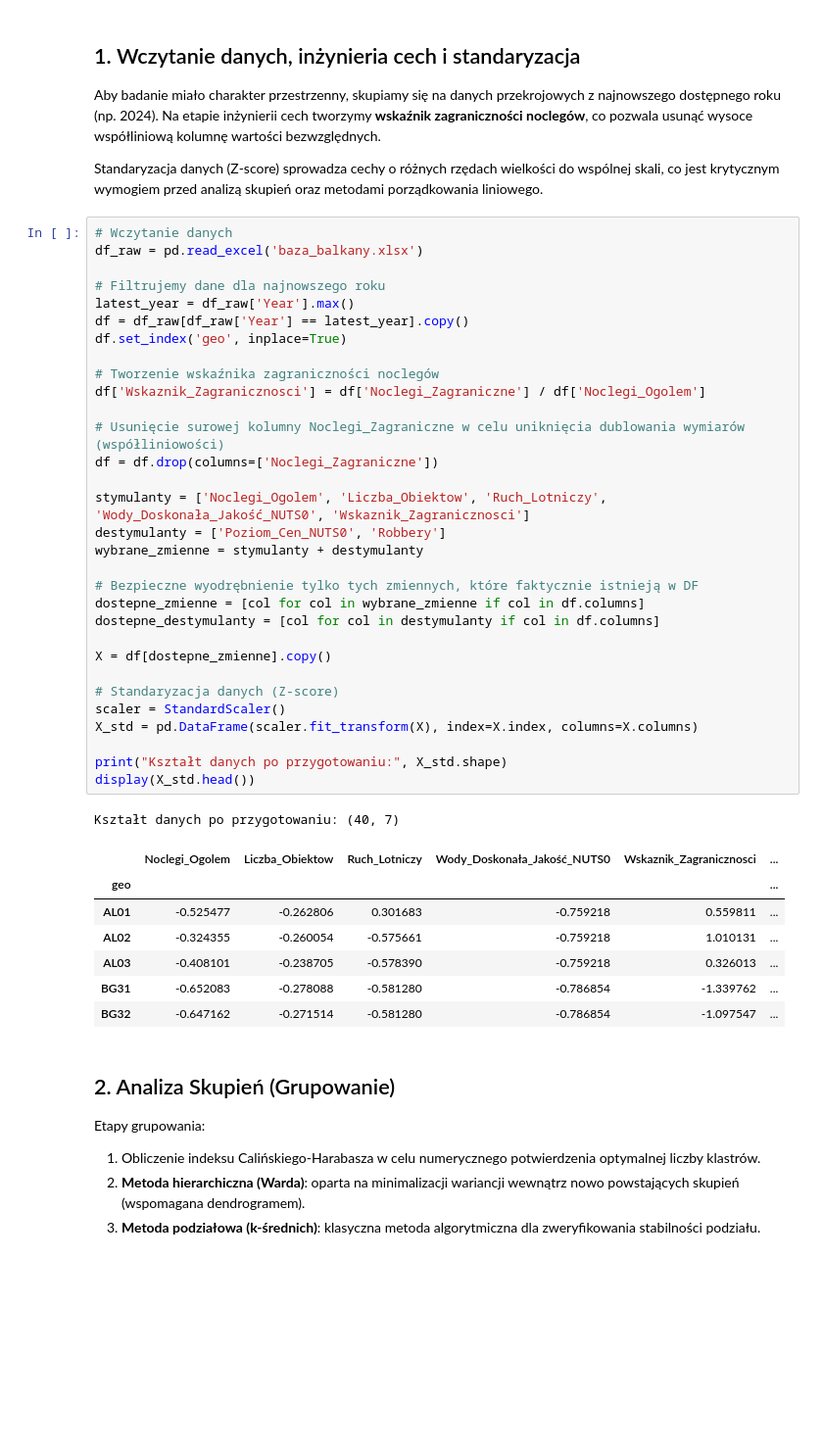
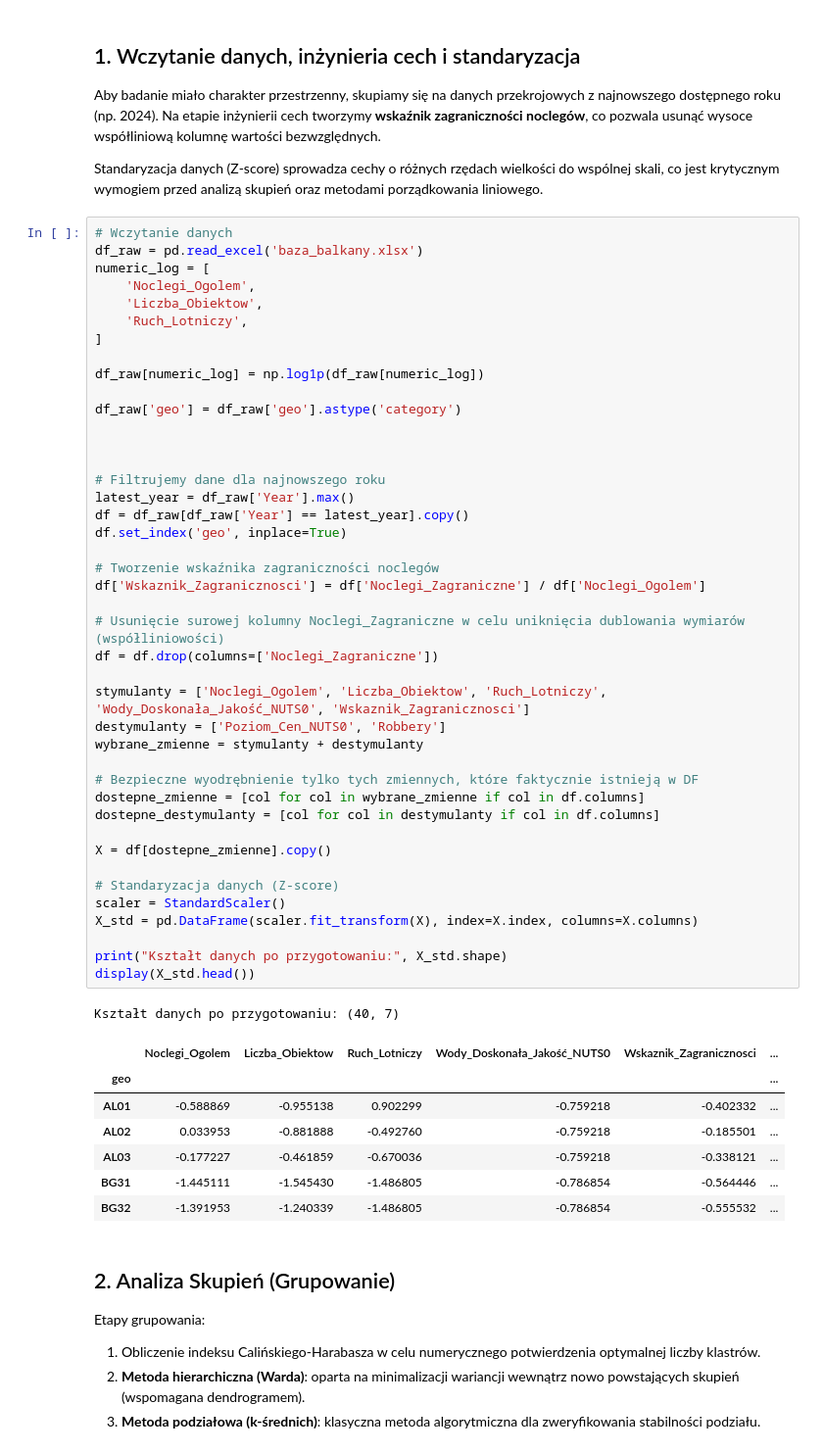
Before and after one commit to kawalerski-ja/Balkan-Tourism, a Jupyter notebook: Projekt_Balkany_Analiza_V3.ipynb, the cells around one changed output. Shown at 98% size. Cells and saved outputs as stored; diff of their text form; blank space fills up the shorter version.

```diff
--- a/Projekt_Balkany_Analiza_V3.ipynb
+++ b/Projekt_Balkany_Analiza_V3.ipynb
@@ -26,43 +28,54 @@ Standaryzacja danych (Z-score) sprowadza cechy o różnych rzędach wielkości d
 # %%
 # Wczytanie danych
 df_raw = pd.read_excel('baza_balkany.xlsx')
+numeric_log = [
+    'Noclegi_Ogolem',
+    'Liczba_Obiektow',
+    'Ruch_Lotniczy',
+]
+
+df_raw[numeric_log] = np.log1p(df_raw[numeric_log])
+
+df_raw['geo'] = df_raw['geo'].astype('category')
+
+
 
 # Filtrujemy dane dla najnowszego roku
 latest_year = df_raw['Year'].max()
 df = df_raw[df_raw['Year'] == latest_year].copy()
 df.set_index('geo', inplace=True)
 
 # Tworzenie wskaźnika zagraniczności noclegów
 df['Wskaznik_Zagranicznosci'] = df['Noclegi_Zagraniczne'] / df['Noclegi_Ogolem']
 
 # Usunięcie surowej kolumny Noclegi_Zagraniczne w celu uniknięcia dublowania wymiarów (współliniowości)
 df = df.drop(columns=['Noclegi_Zagraniczne'])
 
 stymulanty = ['Noclegi_Ogolem', 'Liczba_Obiektow', 'Ruch_Lotniczy', 'Wody_Doskonała_Jakość_NUTS0', 'Wskaznik_Zagranicznosci']
 destymulanty = ['Poziom_Cen_NUTS0', 'Robbery']
 wybrane_zmienne = stymulanty + destymulanty
 
 # Bezpieczne wyodrębnienie tylko tych zmiennych, które faktycznie istnieją w DF
 dostepne_zmienne = [col for col in wybrane_zmienne if col in df.columns]
 dostepne_destymulanty = [col for col in destymulanty if col in df.columns]
 
 X = df[dostepne_zmienne].copy()
 
 # Standaryzacja danych (Z-score)
 scaler = StandardScaler()
 X_std = pd.DataFrame(scaler.fit_transform(X), index=X.index, columns=X.columns)
 
 print("Kształt danych po przygotowaniu:", X_std.shape)
 display(X_std.head())
 # %% [output]
 Kształt danych po przygotowaniu: (40, 7)
 |  | Noclegi_Ogolem | Liczba_Obiektow | Ruch_Lotniczy | Wody_Doskonała_Jakość_NUTS0 | Wskaznik_Zagranicznosci | ... |
 | geo |  |  |  |  |  | ... |
-| AL01 | -0.525477 | -0.262806 | 0.301683 | -0.759218 | 0.559811 | ... |
-| AL02 | -0.324355 | -0.260054 | -0.575661 | -0.759218 | 1.010131 | ... |
-| AL03 | -0.408101 | -0.238705 | -0.578390 | -0.759218 | 0.326013 | ... |
-| BG31 | -0.652083 | -0.278088 | -0.581280 | -0.786854 | -1.339762 | ... |
-| BG32 | -0.647162 | -0.271514 | -0.581280 | -0.786854 | -1.097547 | ... |
+| AL01 | -0.588869 | -0.955138 | 0.902299 | -0.759218 | -0.402332 | ... |
+| AL02 | 0.033953 | -0.881888 | -0.492760 | -0.759218 | -0.185501 | ... |
+| AL03 | -0.177227 | -0.461859 | -0.670036 | -0.759218 | -0.338121 | ... |
+| BG31 | -1.445111 | -1.545430 | -1.486805 | -0.786854 | -0.564446 | ... |
+| BG32 | -1.391953 | -1.240339 | -1.486805 | -0.786854 | -0.555532 | ... |
 # %% [markdown]
 ## 2. Analiza Skupień (Grupowanie)
 
```
Also changed, not shown: parts of 9 cells of this notebook.
